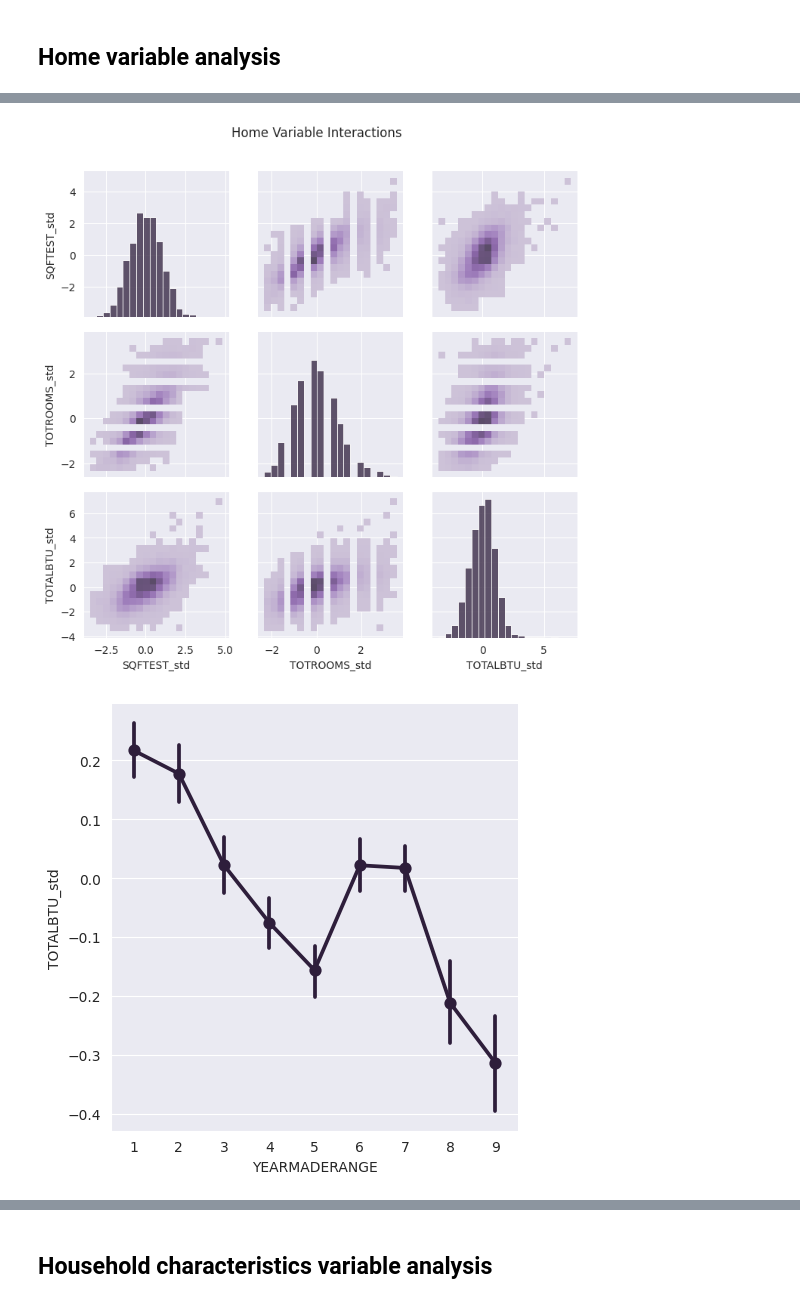
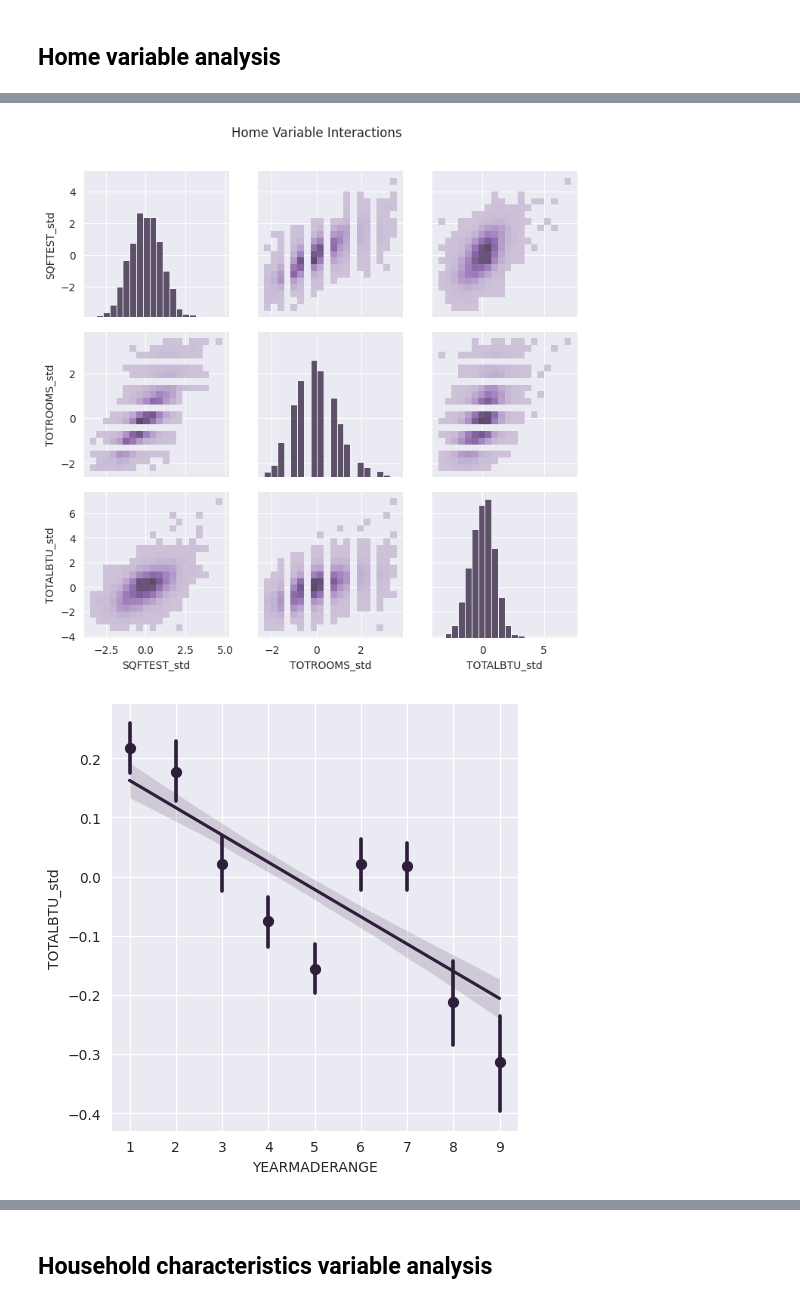
Before and after one commit to jon-codes/c964-model, a Jupyter notebook: exploratory.ipynb, the cells around one changed output, grey strips where cells are left out. Cells and saved outputs as stored; diff of their text form; code cells hidden in the pictures.

```diff
--- a/exploratory.ipynb
+++ b/exploratory.ipynb
@@ -299,14 +290,13 @@ home = households[home_vars + ['TOTALBTU_std']].copy().replace({
     'ROOFTYPE': {1: 'tile', 2: 'wood', 3: 'metal', 4: 'slate', 5: 'shingle', 6: 'concrete', 99: np.nan},
     'WINFRAME': {1: 'wood', 2: 'metal', 3: 'vinyl', 4: 'composite', 5: 'fiberglass'},
 })
-home.fillna(0, inplace=True, downcast='infer')
 
 home_categorical = [c for c in home_vars if c in categorical_vars and c not in fuel_vars]
 home_boolean = [c for c in home_vars if c in boolean_vars and c not in ['SQFTINCB', 'SQFTINCA', 'SQFTINCG']]
 
 to_corr = pd.concat([pd.get_dummies(home[home_categorical]), home[home_boolean]], axis=1)
 corr = to_corr.corrwith(home['TOTALBTU_std'], method=pointbiserialr)
-plt.figure(figsize=(6, len(to_corr.columns) * 0.375))
+plt.figure(figsize=(6, len(corr.columns) * 0.375))
 ax = sns.heatmap(corr.T, annot=True, fmt='.2f', linewidth=0.5)
 ax.set_xticklabels(['coef', 'p'])
 ax.set_title('Home Variable Correlation with TOTALBTU_std')
@@ -316,19 +306,19 @@ plt.show()
 # %%
 transformed, lmda = boxcox(home['SQFTEST'])
 home['SQFTEST_bc'] = transformed
 home['SQFTEST_lambda'] = [lmda] * len(home)
 home['SQFTEST_std'] = StandardScaler().fit_transform(home['SQFTEST_bc'].values.reshape(-1, 1))
 home['TOTROOMS_std'] = StandardScaler().fit_transform(home['TOTROOMS'].values.reshape(-1, 1))
 
 g = sns.PairGrid(data=home, vars=['SQFTEST_std', 'TOTROOMS_std', 'TOTALBTU_std'])
 g.map_diag(sns.histplot, bins=20)
 g.map_offdiag(sns.histplot, bins=20)
 g.fig.suptitle('Home Variable Interactions')
 g.fig.subplots_adjust(top=0.9)
 plt.show()
 
-sns.catplot(data=home, x='YEARMADERANGE', y='TOTALBTU_std', kind='point', legend=False, sharey=True, sharex=False)
+sns.lmplot(data=home, x='YEARMADERANGE', y='TOTALBTU_std', x_estimator=np.mean)
 plt.show()
 # %% [output]
 [figure]
-[figure, old version]
+[figure, new version]
```
Also changed, not shown: parts of 20 cells of this notebook.
